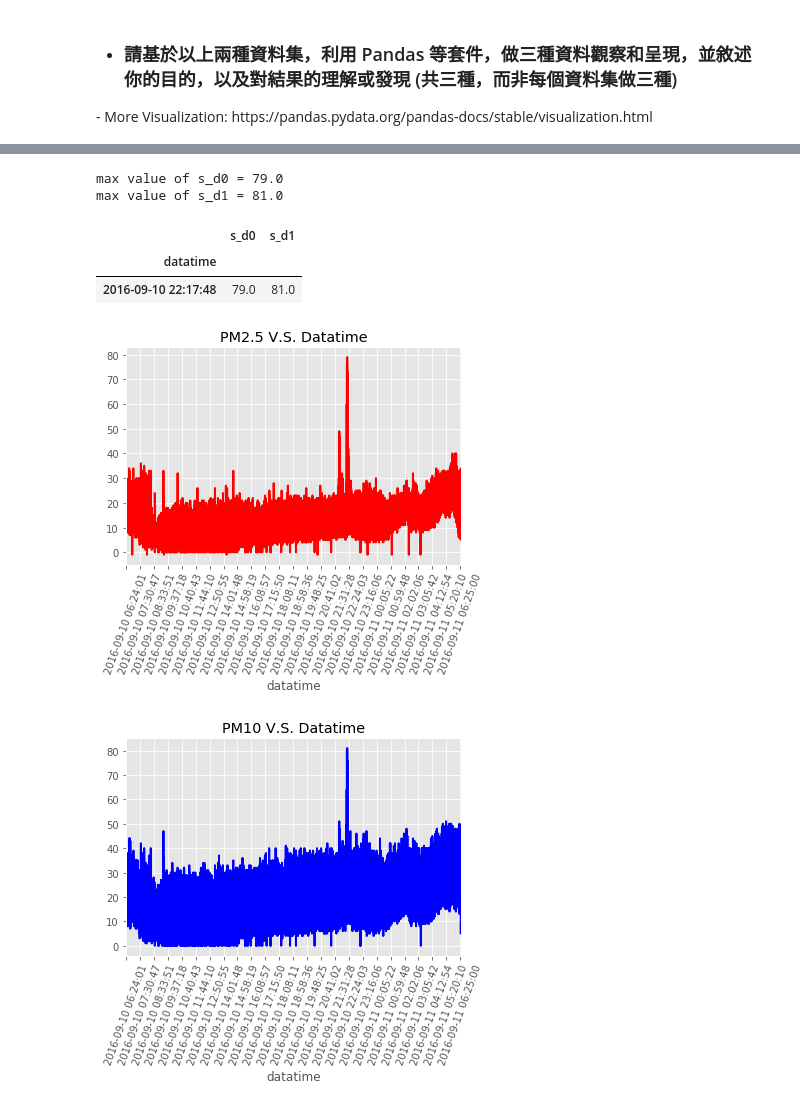
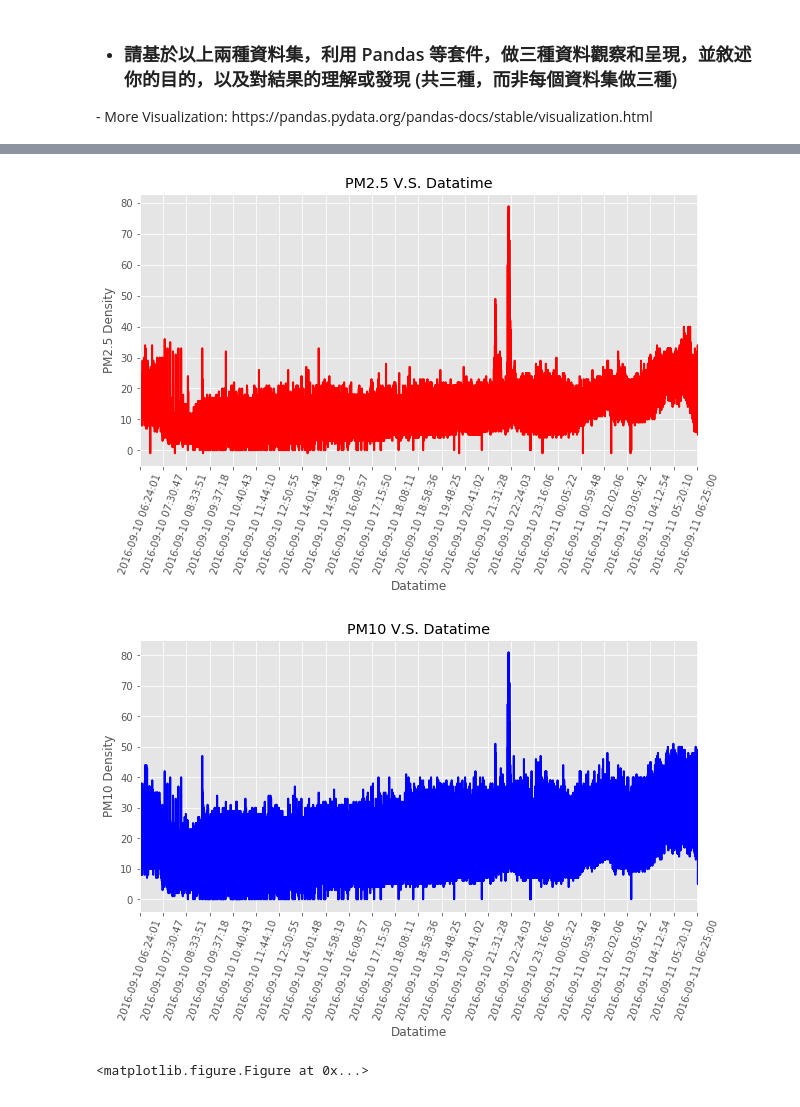
Before and after one commit to Coslate/DataMining_Lab1, a Jupyter notebook: DM106-2 Lab 1-2.ipynb, the cells around one changed output, grey strips where cells are left out. Drawn from its saved outputs; the diff is of its cells as text; code cells hidden in the pictures.

```diff
--- a/DM106-2 Lab 1-2.ipynb
+++ b/DM106-2 Lab 1-2.ipynb
@@ -386,40 +387,51 @@ dtype: int64
 # %%
 import pandas as pd
 import numpy as np
 from mpl_toolkits.mplot3d import Axes3D
 import matplotlib.pyplot as plt
 
-%matplotlib inline
+#%matplotlib inline
 
 pm25_data = pd.read_csv('data/PM2.5/PM2.5_20160911_small.csv')
 plt.figure(1)
 pm25_datatime_data_sd0 = pm25_data.groupby('datatime')['s_d0'].mean()
 size = len(pm25_datatime_data_sd0)
-pm25_datatime_data_sd0.plot(title = 'PM2.5 V.S. Datatime', rot = 70, c = 'r', xticks = range(0, size, int(size/24)))
+ax = pm25_datatime_data_sd0.plot(title = 'PM2.5 V.S. Datatime', rot = 70, c = 'r', xticks = range(0, size, int(size/24)))
+ax.set(xlabel = 'Datatime', ylabel = 'PM2.5 Density')
+plt.show()
 
 plt.figure(2)
 pm25_datatime_data_sd1 = pm25_data.groupby('datatime')['s_d1'].mean()
 size = len(pm25_datatime_data_sd1)
-pm25_datatime_data_sd1.plot(title = 'PM10 V.S. Datatime', rot = 70, c = 'b', xticks = range(0, size, int(size/24)))
+ax = pm25_datatime_data_sd1.plot(title = 'PM10 V.S. Datatime', rot = 70, c = 'b', xticks = range(0, size, int(size/24)))
+ax.set(xlabel = 'Datatime', ylabel = 'PM10 Density')
+plt.show()
 
 plt.figure(3)
 pm25_datatime_data_sd0_sd1 = pm25_data.groupby('datatime')[['s_d0', 's_d1']].mean()
+pm25_datatime_data_sd0_sd1 = pm25_datatime_data_sd0_sd1[(pm25_datatime_data_sd0_sd1.s_d0 >= 0) & (pm25_datatime_data_sd0_sd1.s_d1 >= 0)]
 pm25_datatime_thresh_sd0_sd1 = pm25_datatime_data_sd0_sd1[(pm25_datatime_data_sd0_sd1.s_d0 > 36) & (pm25_datatime_data_sd0_sd1.s_d1>55)]
 size = len(pm25_datatime_thresh_sd0_sd1)
-pm25_datatime_thresh_sd0_sd1.plot(title = 'Critical PM2.5, PM10 V.S. Datatime', rot = 70, xticks = range(0, size, int(size/8)))
+ax = pm25_datatime_thresh_sd0_sd1.plot(title = 'Critical PM2.5, PM10 V.S. Datatime', rot = 70, xticks = range(0, size, int(size/8)))
+ax.set(xlabel = 'Datatime', ylabel = 'PM2.5/PM10 Density')
+plt.show()
 
 max_sd0= max(pm25_datatime_data_sd0_sd1['s_d0'])
 max_sd1 = max(pm25_datatime_data_sd0_sd1['s_d1'])
-print("max value of s_d0 = {x}".format(x= max_sd0))
-print("max value of s_d1 = {x}".format(x= max_sd1))
+min_sd0= min(pm25_datatime_data_sd0_sd1['s_d0'])
+min_sd1 = min(pm25_datatime_data_sd0_sd1['s_d1'])
+print("maximal value of PM2.5 = {x}".format(x= max_sd0))
+print("maximal value of PM10 = {x}".format(x= max_sd1))
+print("minimul value of PM2.5 = {x}".format(x= min_sd0))
+print("minimul value of PM10 = {x}".format(x= min_sd1))
 
-pm25_datatime_thresh_sd0_sd1 = pm25_datatime_thresh_sd0_sd1[(pm25_datatime_thresh_sd0_sd1.s_d0 == max_sd0) | (pm25_datatime_thresh_sd0_sd1.s_d1 == max_sd1)]
-pm25_datatime_thresh_sd0_sd1
+#pm25_datatime_thresh_sd0_sd1 = pm25_datatime_thresh_sd0_sd1[(pm25_datatime_thresh_sd0_sd1.s_d0 == max_sd0) | (pm25_datatime_thresh_sd0_sd1.s_d1 == max_sd1) | (pm25_datatime_thresh_sd0_sd1.s_d0 == min_sd0) | (pm25_datatime_thresh_sd0_sd1.s_d1 == min_sd1)]
+#pm25_datatime_thresh_sd0_sd1
+pm25_datatime_data_sd0_sd1_max = pm25_datatime_data_sd0_sd1[(pm25_datatime_data_sd0_sd1.s_d0 == max_sd0) & (pm25_datatime_data_sd0_sd1.s_d1 == max_sd1)]
+print("\nmaximal data : \n{x}".format(x = pm25_datatime_data_sd0_sd1_max))
+pm25_datatime_data_sd0_sd1_min = pm25_datatime_data_sd0_sd1[(pm25_datatime_data_sd0_sd1.s_d0 == min_sd0) & (pm25_datatime_data_sd0_sd1.s_d1 == min_sd1)]
+print("\nminimal data : \n{x}".format(x = pm25_datatime_data_sd0_sd1_min))
 # %% [output]
-max value of s_d0 = 79.0
-max value of s_d1 = 81.0
-|  | s_d0 | s_d1 |
-| datatime |  |  |
-| 2016-09-10 22:17:48 | 79.0 | 81.0 |
-[figure, old version]
+[figure, new version]
-[figure, old version]
+[figure, new version]
+<matplotlib.figure.Figure at 0x...>
```
Also changed, not shown: parts of 12 cells of this notebook.
